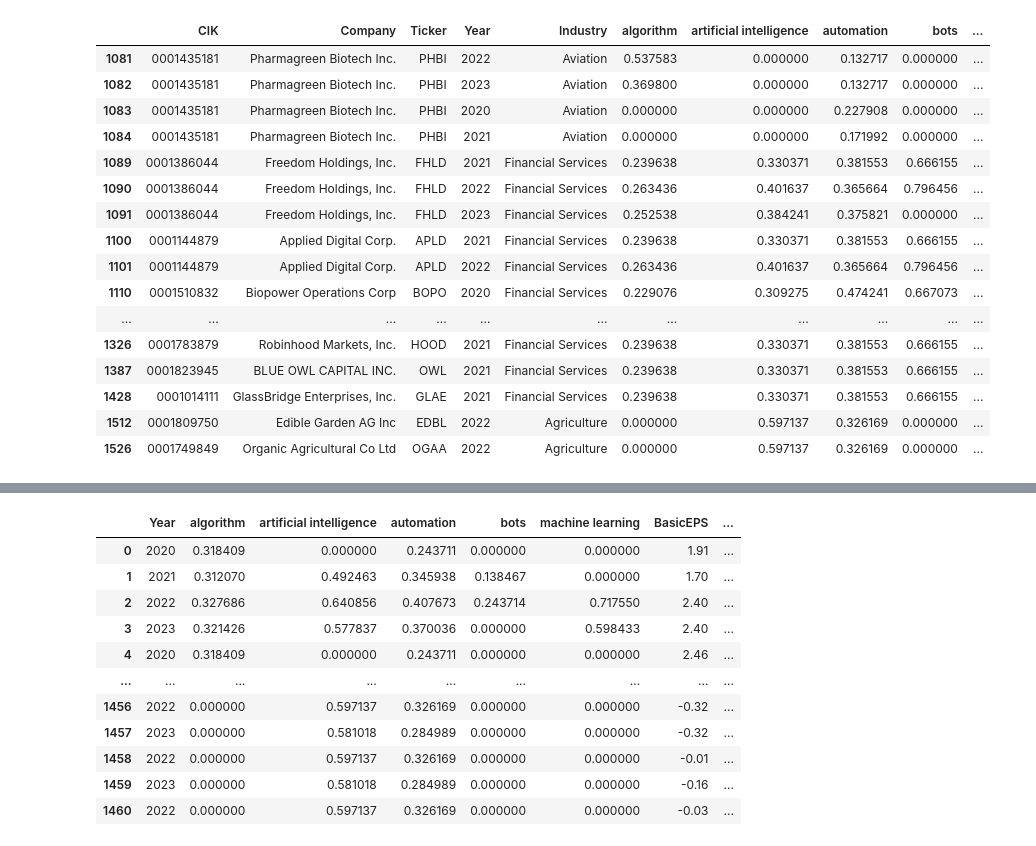
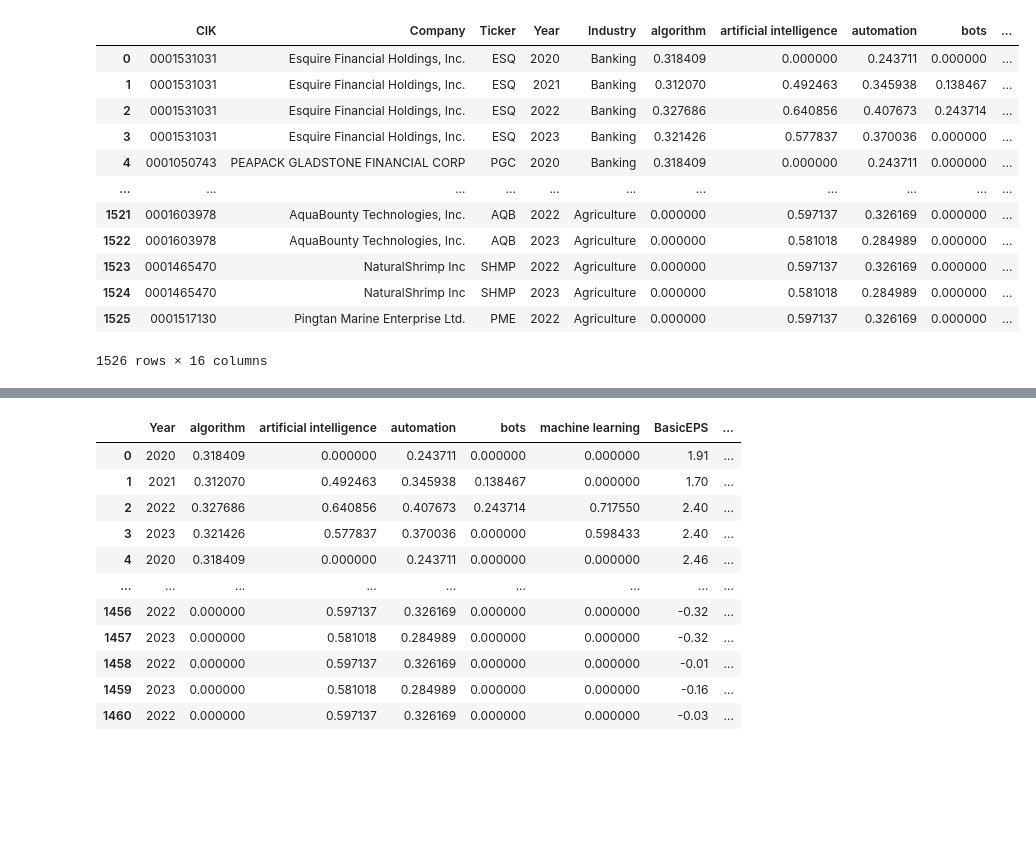
Before and after one commit to gav-conn/Finanacial_Data_Science, a Jupyter notebook: FDS_Project/MachineLearning_Model.ipynb, the cells around one changed output, grey strips where cells are left out. Saved outputs shown, nothing was run; the diff lists cells and outputs as text; code cells hidden in the pictures; blank space fills up the shorter version.

```diff
--- a/FDS_Project/MachineLearning_Model.ipynb
+++ b/FDS_Project/MachineLearning_Model.ipynb
@@ -43,9 +44,3 @@ company  = df_pivot_joined.pop('Company')
 df_pivot_joined.insert(1, 'Company', company)
 df_pivot_joined.insert(2, 'Ticker', ticker)
 df_pivot_joined.drop('asOfDate', axis=1, inplace=True)
-df_pivot_joined['BTM'] = df_pivot_joined['TangibleBookValue']/df_pivot_joined['TotalCapitalization']
-df_pivot_joined['Gearing'] = df_pivot_joined['TotalDebt']/df_pivot_joined['TotalAssets']
-df_pivot_joined['CashToAssets'] = df_pivot_joined['CashAndCashEquivalents']/df_pivot_joined['TotalAssets']
-df_pivot_joined['logMktCap'] = df_pivot_joined['TotalCapitalization'].apply(np.log)
-
-df_pivot_joined.drop(['TangibleBookValue', 'TotalCapitalization','TotalDebt', 'TotalAssets', 'CashAndCashEquivalents'], axis=1, inplace=True)
@@ -91,23 +62,3 @@ for ticker in df_stock['symbol'].unique():
 df_stock.dropna(inplace=True)
 df_stock.drop('adjclose', axis=1, inplace=True)
 df_stock = df_stock.rename(columns={"symbol": "Ticker"})
-# %%
-df_pivot_joined.loc[df_pivot_joined['logMktCap'].isna()]
-# %% [output]
-|  | CIK | Company | Ticker | Year | Industry | algorithm | artificial intelligence | automation | bots | ... |
-| 1081 | 0001435181 | Pharmagreen Biotech Inc. | PHBI | 2022 | Aviation | 0.537583 | 0.000000 | 0.132717 | 0.000000 | ... |
-| 1082 | 0001435181 | Pharmagreen Biotech Inc. | PHBI | 2023 | Aviation | 0.369800 | 0.000000 | 0.132717 | 0.000000 | ... |
-| 1083 | 0001435181 | Pharmagreen Biotech Inc. | PHBI | 2020 | Aviation | 0.000000 | 0.000000 | 0.227908 | 0.000000 | ... |
-| 1084 | 0001435181 | Pharmagreen Biotech Inc. | PHBI | 2021 | Aviation | 0.000000 | 0.000000 | 0.171992 | 0.000000 | ... |
-| 1089 | 0001386044 | Freedom Holdings, Inc. | FHLD | 2021 | Financial Services | 0.239638 | 0.330371 | 0.381553 | 0.666155 | ... |
-| 1090 | 0001386044 | Freedom Holdings, Inc. | FHLD | 2022 | Financial Services | 0.263436 | 0.401637 | 0.365664 | 0.796456 | ... |
-| 1091 | 0001386044 | Freedom Holdings, Inc. | FHLD | 2023 | Financial Services | 0.252538 | 0.384241 | 0.375821 | 0.000000 | ... |
-| 1100 | 0001144879 | Applied Digital Corp. | APLD | 2021 | Financial Services | 0.239638 | 0.330371 | 0.381553 | 0.666155 | ... |
-| 1101 | 0001144879 | Applied Digital Corp. | APLD | 2022 | Financial Services | 0.263436 | 0.401637 | 0.365664 | 0.796456 | ... |
-| 1110 | 0001510832 | Biopower Operations Corp | BOPO | 2020 | Financial Services | 0.229076 | 0.309275 | 0.474241 | 0.667073 | ... |
-| ... | ... | ... | ... | ... | ... | ... | ... | ... | ... | ... |
-| 1326 | 0001783879 | Robinhood Markets, Inc. | HOOD | 2021 | Financial Services | 0.239638 | 0.330371 | 0.381553 | 0.666155 | ... |
-| 1387 | 0001823945 | BLUE OWL CAPITAL INC. | OWL | 2021 | Financial Services | 0.239638 | 0.330371 | 0.381553 | 0.666155 | ... |
-| 1428 | 0001014111 | GlassBridge Enterprises, Inc. | GLAE | 2021 | Financial Services | 0.239638 | 0.330371 | 0.381553 | 0.666155 | ... |
-| 1512 | 0001809750 | Edible Garden AG Inc | EDBL | 2022 | Agriculture | 0.000000 | 0.597137 | 0.326169 | 0.000000 | ... |
-| 1526 | 0001749849 | Organic Agricultural Co Ltd | OGAA | 2022 | Agriculture | 0.000000 | 0.597137 | 0.326169 | 0.000000 | ... |
@@ -114 +147,18 @@ df_pivot_joined.loc[df_pivot_joined['logMktCap'].isna()]
+# %%
+df_copy = df_pivot_joined.copy()
+df_copy
+# %% [output]
+|  | CIK | Company | Ticker | Year | Industry | algorithm | artificial intelligence | automation | bots | ... |
+| 0 | 0001531031 | Esquire Financial Holdings, Inc. | ESQ | 2020 | Banking | 0.318409 | 0.000000 | 0.243711 | 0.000000 | ... |
+| 1 | 0001531031 | Esquire Financial Holdings, Inc. | ESQ | 2021 | Banking | 0.312070 | 0.492463 | 0.345938 | 0.138467 | ... |
+| 2 | 0001531031 | Esquire Financial Holdings, Inc. | ESQ | 2022 | Banking | 0.327686 | 0.640856 | 0.407673 | 0.243714 | ... |
+| 3 | 0001531031 | Esquire Financial Holdings, Inc. | ESQ | 2023 | Banking | 0.321426 | 0.577837 | 0.370036 | 0.000000 | ... |
+| 4 | 0001050743 | PEAPACK GLADSTONE FINANCIAL CORP | PGC | 2020 | Banking | 0.318409 | 0.000000 | 0.243711 | 0.000000 | ... |
+| ... | ... | ... | ... | ... | ... | ... | ... | ... | ... | ... |
+| 1521 | 0001603978 | AquaBounty Technologies, Inc. | AQB | 2022 | Agriculture | 0.000000 | 0.597137 | 0.326169 | 0.000000 | ... |
+| 1522 | 0001603978 | AquaBounty Technologies, Inc. | AQB | 2023 | Agriculture | 0.000000 | 0.581018 | 0.284989 | 0.000000 | ... |
+| 1523 | 0001465470 | NaturalShrimp Inc | SHMP | 2022 | Agriculture | 0.000000 | 0.597137 | 0.326169 | 0.000000 | ... |
+| 1524 | 0001465470 | NaturalShrimp Inc | SHMP | 2023 | Agriculture | 0.000000 | 0.581018 | 0.284989 | 0.000000 | ... |
+| 1525 | 0001517130 | Pingtan Marine Enterprise Ltd. | PME | 2022 | Agriculture | 0.000000 | 0.597137 | 0.326169 | 0.000000 | ... |
+1526 rows × 16 columns
 # %%
```
Also changed, not shown: parts of 17 cells of this notebook, 2 other files.
